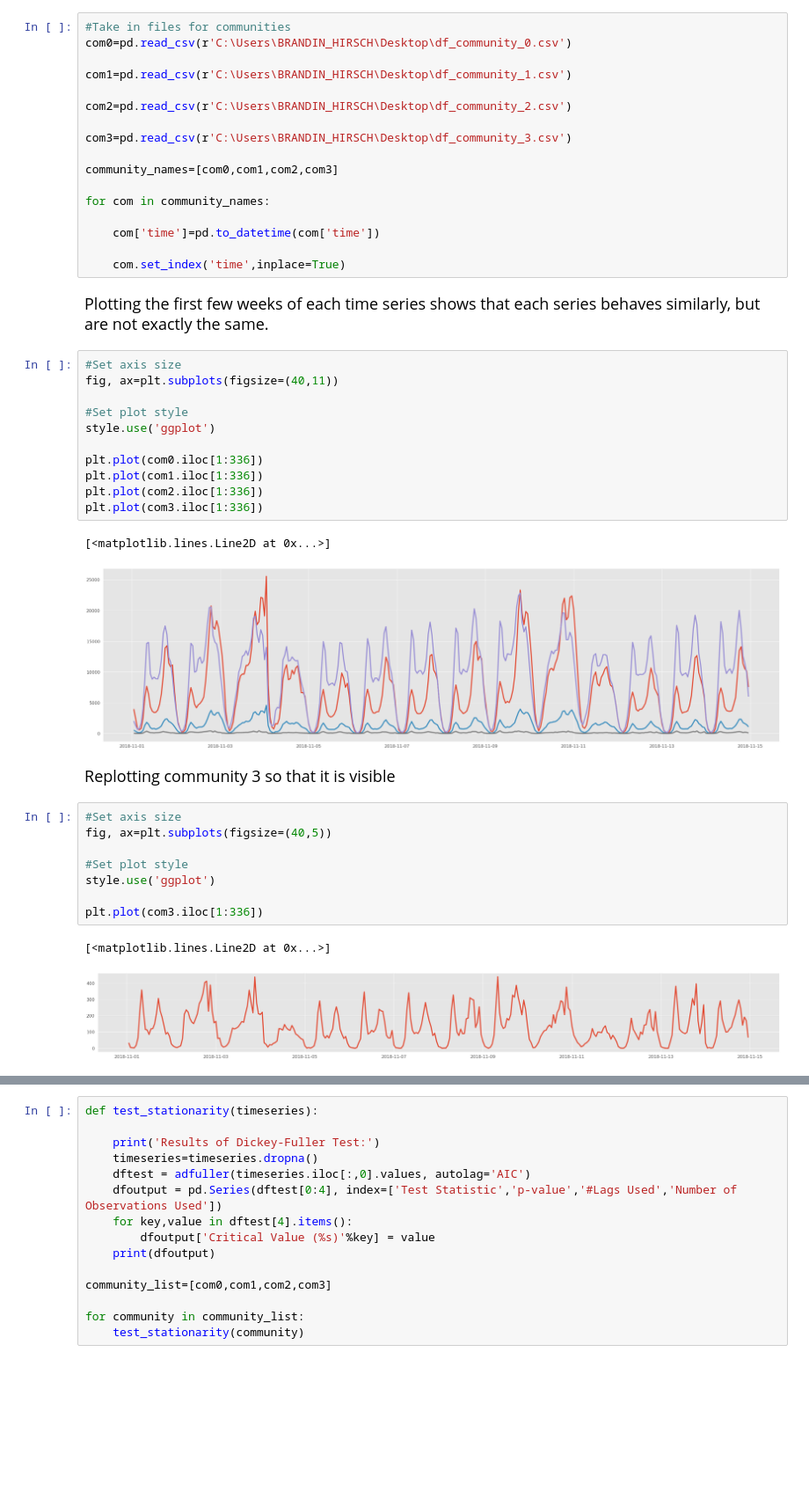
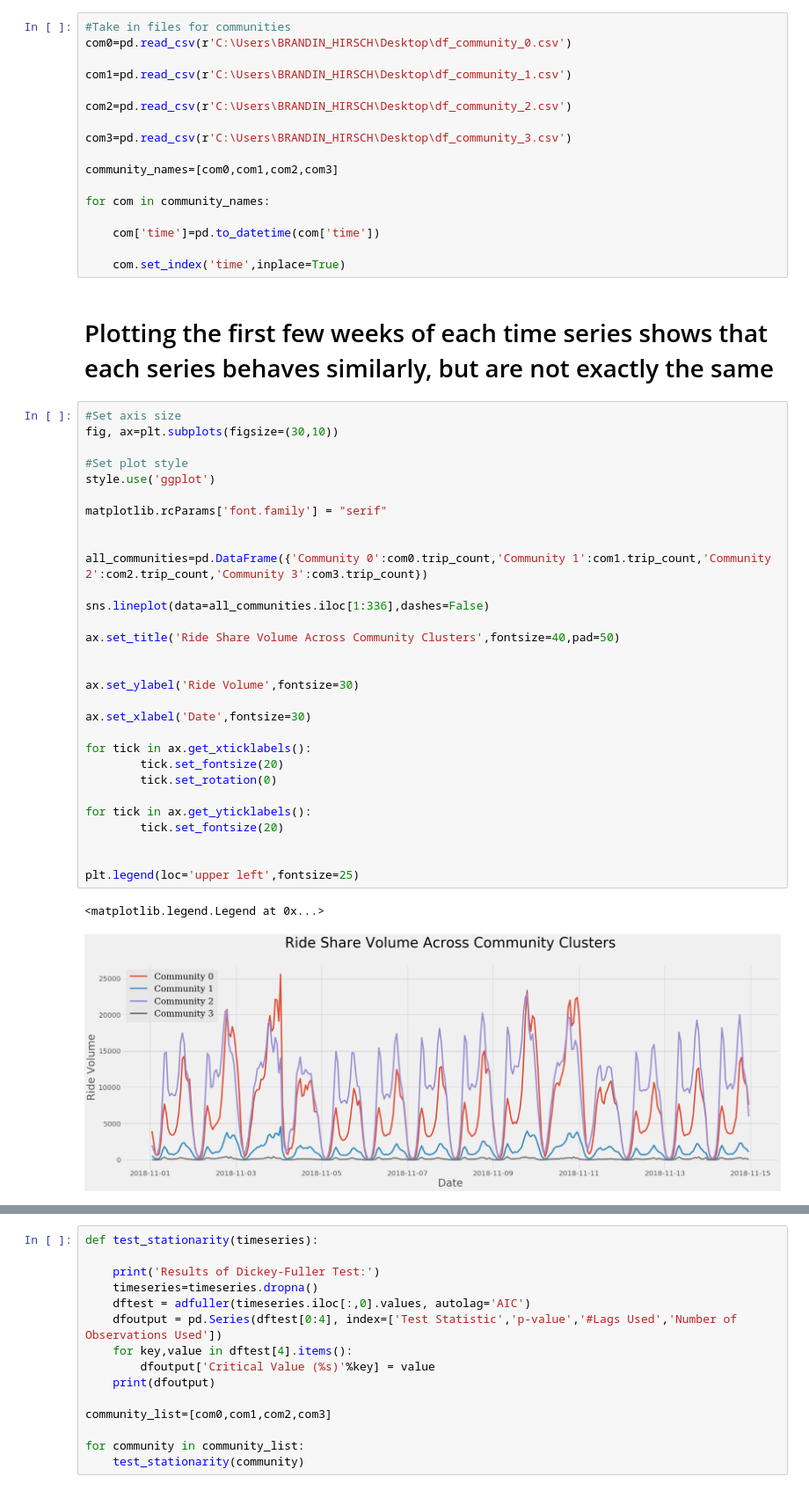
Before and after one commit to brhirsch/statistical_analysis_of_chicago_rideshare_volume, a Jupyter notebook: Testing Time series v1.ipynb, the cells around one changed output, grey strips where cells are left out. Shown at 88% size. Saved outputs shown, nothing was run; the diff lists cells and outputs as text; blank space fills up the shorter version.

```diff
--- a/Testing Time series v1.ipynb
+++ b/Testing Time series v1.ipynb
@@ -55,32 +72,38 @@ for com in community_names:
 
     com.set_index('time',inplace=True)
 # %% [markdown]
-<font size="4">Plotting the first few weeks of each time series shows that each series behaves similarly, but are not exactly the same. </font>
+# Plotting the first few weeks of each time series shows that each series behaves similarly, but are not exactly the same
-# %%
-#Set axis size
-fig, ax=plt.subplots(figsize=(40,11))
-
-#Set plot style
-style.use('ggplot')
-
-plt.plot(com0.iloc[1:336])
-plt.plot(com1.iloc[1:336])
-plt.plot(com2.iloc[1:336])
-plt.plot(com3.iloc[1:336])
-# %% [output]
-[<matplotlib.lines.Line2D at 0x...>]
-[figure, removed]
-# %% [markdown]
-<font size="4"> Replotting community 3 so that it is visible </font>
-# %%
-#Set axis size
-fig, ax=plt.subplots(figsize=(40,5))
-
-#Set plot style
-style.use('ggplot')
-
-plt.plot(com3.iloc[1:336])
-# %% [output]
-[<matplotlib.lines.Line2D at 0x...>]
-[figure, removed]
+# %%
+#Set axis size
+fig, ax=plt.subplots(figsize=(30,10))
+
+#Set plot style
+style.use('ggplot')
+
+matplotlib.rcParams['font.family'] = "serif"
+
+
+all_communities=pd.DataFrame({'Community 0':com0.trip_count,'Community 1':com1.trip_count,'Community 2':com2.trip_count,'Community 3':com3.trip_count})
+
+sns.lineplot(data=all_communities.iloc[1:336],dashes=False)
+
+ax.set_title('Ride Share Volume Across Community Clusters',fontsize=40,pad=50)
+
+
+ax.set_ylabel('Ride Volume',fontsize=30)
+
+ax.set_xlabel('Date',fontsize=30)
+
+for tick in ax.get_xticklabels():
+        tick.set_fontsize(20)
+        tick.set_rotation(0)
+
+for tick in ax.get_yticklabels():
+        tick.set_fontsize(20)
+
+
+plt.legend(loc='upper left',fontsize=25)
+# %% [output]
+<matplotlib.legend.Legend at 0x...>
+[figure, added]
 # %% [markdown]
```
Also changed, not shown: parts of 68 cells of this notebook, 3 other files.
